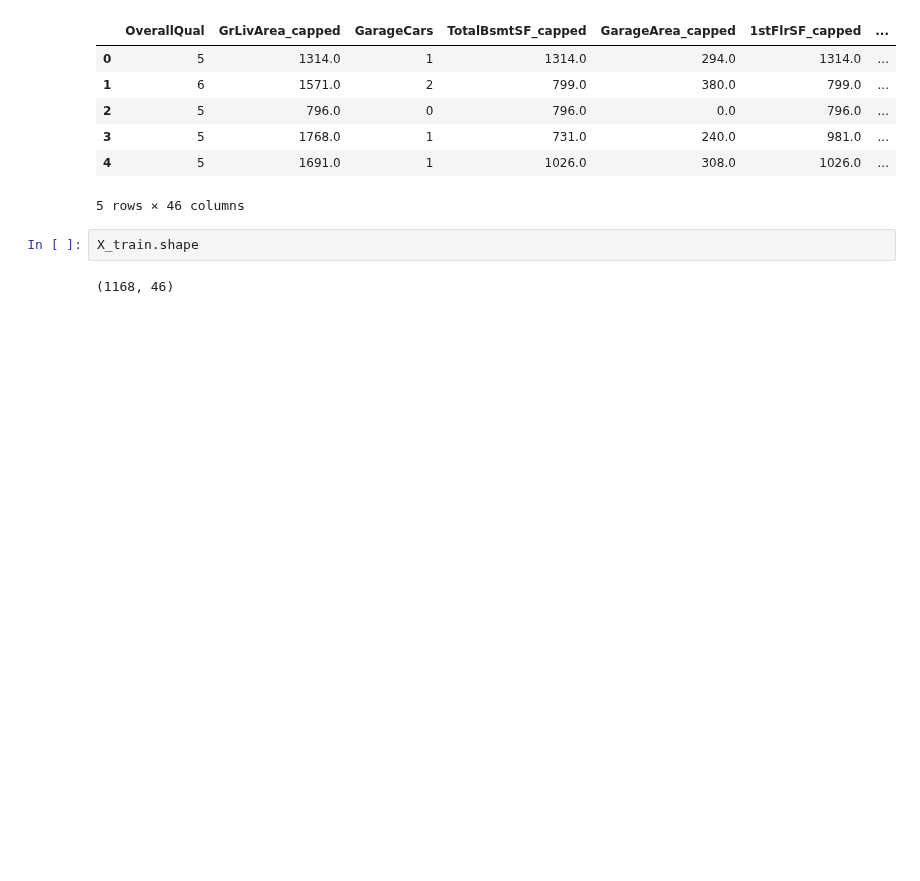
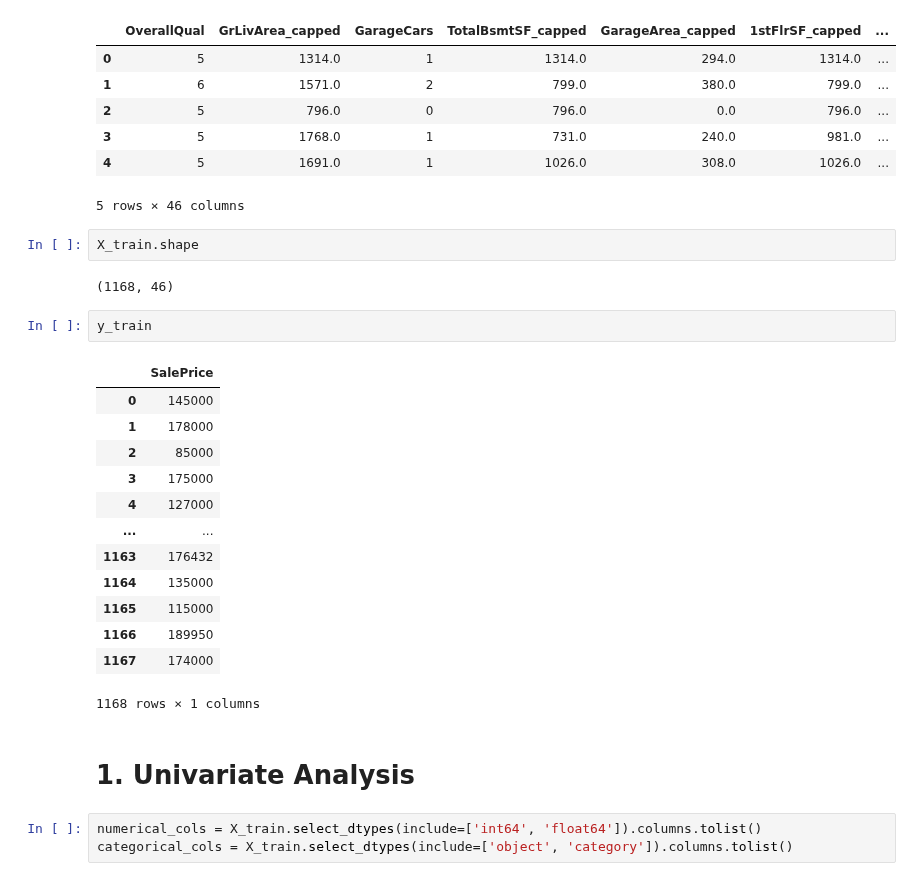
Before and after one commit to akhyear/house_price_prediction, a Jupyter notebook: notebook/03_EDA.ipynb, the cells around one changed output. Saved outputs shown, nothing was run; the diff lists cells and outputs as text; blank space fills up the shorter version.

```diff
--- a/notebook/03_EDA.ipynb
+++ b/notebook/03_EDA.ipynb
@@ -23,3 +23,24 @@ X_train.head()
 X_train.shape
 # %% [output]
 (1168, 46)
+# %%
+y_train
+# %% [output]
+|  | SalePrice |
+| 0 | 145000 |
+| 1 | 178000 |
+| 2 | 85000 |
+| 3 | 175000 |
+| 4 | 127000 |
+| ... | ... |
+| 1163 | 176432 |
+| 1164 | 135000 |
+| 1165 | 115000 |
+| 1166 | 189950 |
+| 1167 | 174000 |
+1168 rows × 1 columns
+# %% [markdown]
+# 1. Univariate Analysis
+# %%
+numerical_cols = X_train.select_dtypes(include=['int64', 'float64']).columns.tolist()
+categorical_cols = X_train.select_dtypes(include=['object', 'category']).columns.tolist()
```
Also changed, not shown: parts of 2 cells of this notebook.
